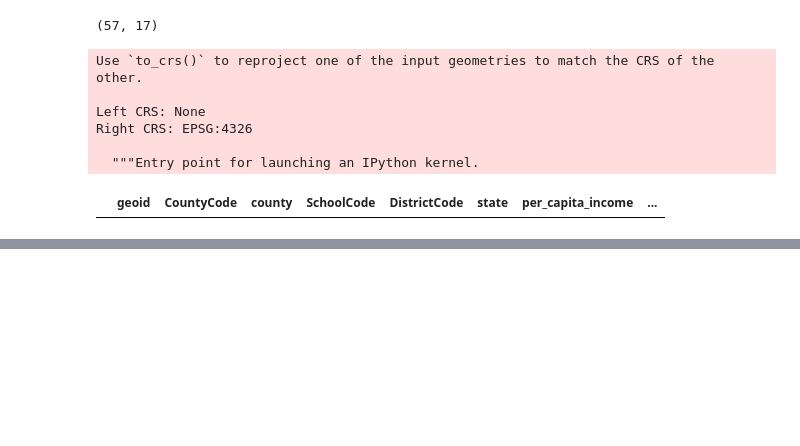
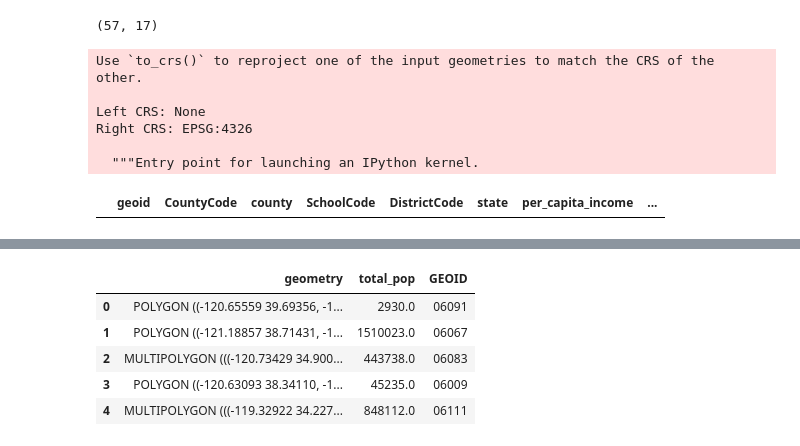
Before and after one commit to nnasr001/PBPL280S21Project1, a Jupyter notebook: graduationvisualization.ipynb, the cells around one changed output, grey strips where cells are left out. Drawn from its saved outputs; the diff is of its cells as text; code cells hidden in the pictures; blank space fills up the shorter version.

```diff
--- a/graduationvisualization.ipynb
+++ b/graduationvisualization.ipynb
@@ -358,0 +378,11 @@ Right CRS: EPSG:4326
+# %%
+totalpop = racevisuals[['geometry','total_pop','GEOID']]
+# %%
+totalpop.head()
+# %% [output]
+|  | geometry | total_pop | GEOID |
+| 0 | POLYGON ((-120.65559 39.69356, -1... | 2930.0 | 06091 |
+| 1 | POLYGON ((-121.18857 38.71431, -1... | 1510023.0 | 06067 |
+| 2 | MULTIPOLYGON (((-120.73429 34.900... | 443738.0 | 06083 |
+| 3 | POLYGON ((-120.63093 38.34110, -1... | 45235.0 | 06009 |
+| 4 | MULTIPOLYGON (((-119.32922 34.227... | 848112.0 | 06111 |
```
Also changed, not shown: parts of 4 cells of this notebook, 1 other file.
